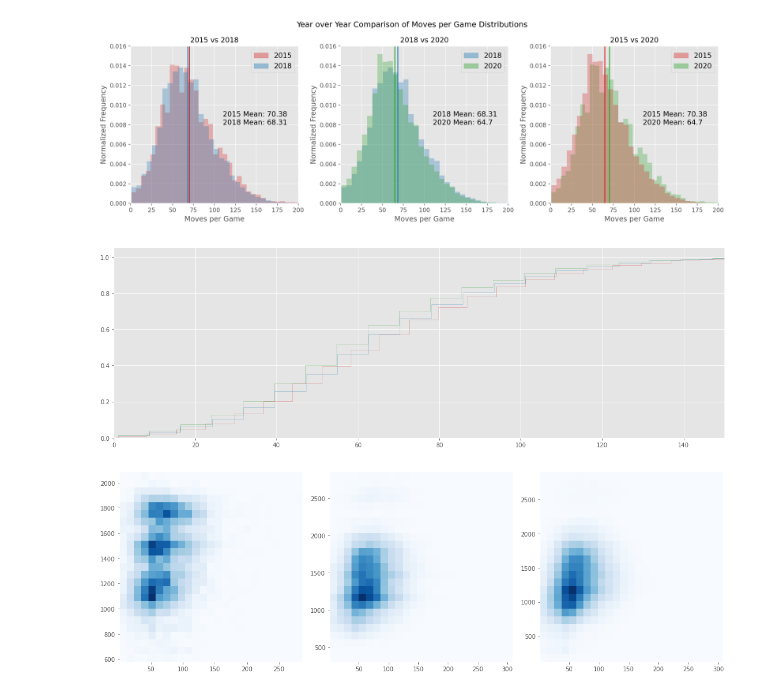
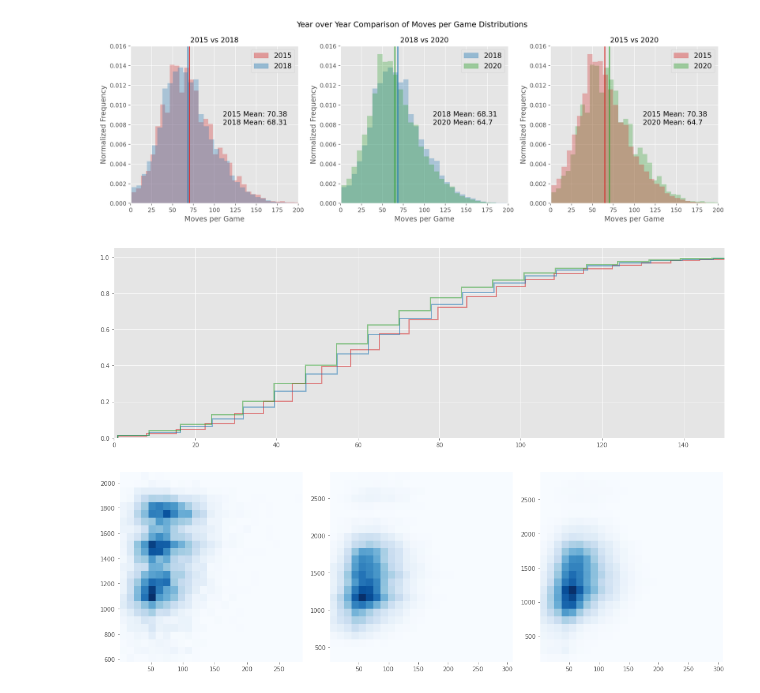
Before and after one commit to kenshr/The-Evolution-of-Chess, a Jupyter notebook: src/Sample_RU_1500_EDA.ipynb, the cells around one changed output. Saved outputs shown, nothing was run; the diff lists cells and outputs as text; code cells hidden in the pictures.

Commit message:
Created more plots comparing user playstyle trends

```diff
--- a/src/Sample_RU_1500_EDA.ipynb
+++ b/src/Sample_RU_1500_EDA.ipynb
@@ -88,0 +90,15 @@ chess_df['user_rating'] = user_rating
+# %%
+# Group all variations of ECO's
+def ECO_parser(opening_str):
+    try:
+        lst = opening_str.split('-')
+    except (TypeError):
+        return '0'
+    if len(lst) < 3:
+        final_lst = lst.copy()
+    else:
+        final_lst = lst[:3].copy()
+
+    return ' '.join(final_lst)
+
+chess_df['ECO_short'] = chess_df['ECO'].apply(lambda x: ECO_parser(x))
@@ -336,8 +423,7 @@ Old-Benoni-Defense-2.d5-d6                                    1
 English-Opening-Reversed-Sicilian-Variation-2...d6-3.g3       1
 Name: ECO, Length: 564, dtype: int64
 # %%
-# Games per rating group
-rating_breakout = [0, 800, 1200, 1600, 1800, 2000, 2200, 2300, 2400, 2500, 2700, 3500]
+rating_breakout = [0, 1200, 1600, 1800, 2000, 2200, 2300, 2400, 2500, 2700, 3500]
 for idx in range(len(rating_breakout)-1):
-    print(f'Number of games for ELO range {rating_breakout[idx]}-{rating_breakout[idx+1]}: ' + str(chess_df[(chess_df['avg_rating'] > rating_breakout[idx]) & (chess_df['avg_rating'] < rating_breakout[idx+1])].shape[0]))
+        print(f'Number of games for ELO range {rating_breakout[idx]}-{rating_breakout[idx+1]}: ' + str(chess_df[(chess_df['avg_rating'] >= rating_breakout[idx]) & (chess_df['avg_rating'] < rating_breakout[idx+1])].shape[0]))
 # %% [output]
@@ -466,20 +610,20 @@ plt.show()
 # %%
 # Overlayed Histogram CDF's
 years = [2015, 2018, 2020]
 colors = ['tab:red', 'tab:blue', 'tab:green']
 
 fig, ax = plt.subplots(figsize=(15,5))
 
 for idx in range(len(years)):
     df = chess_df[chess_df.year==years[idx]].copy(deep=True)
     # df['normalized'] = df.year / df.year.sum()
-    ax.hist(df.total_moves.values,bins=40,density=True, alpha = 0.5, color=colors[idx],cumulative=True,histtype='step')
+    ax.hist(df.total_moves.values,bins=40,density=True, alpha = 0.5, color=colors[idx],cumulative=True,histtype='step', linewidth=2)
     ax.set_xlim((0,150))
 
 plt.tight_layout()
 plt.show()
 # %% [output]
-[figure, old version]
+[figure, new version]
 # %%
 # 2-D Graphs side by side
 years = [2015, 2018, 2020]
```
Also changed, not shown: parts of 22 cells of this notebook, 2 other files.
